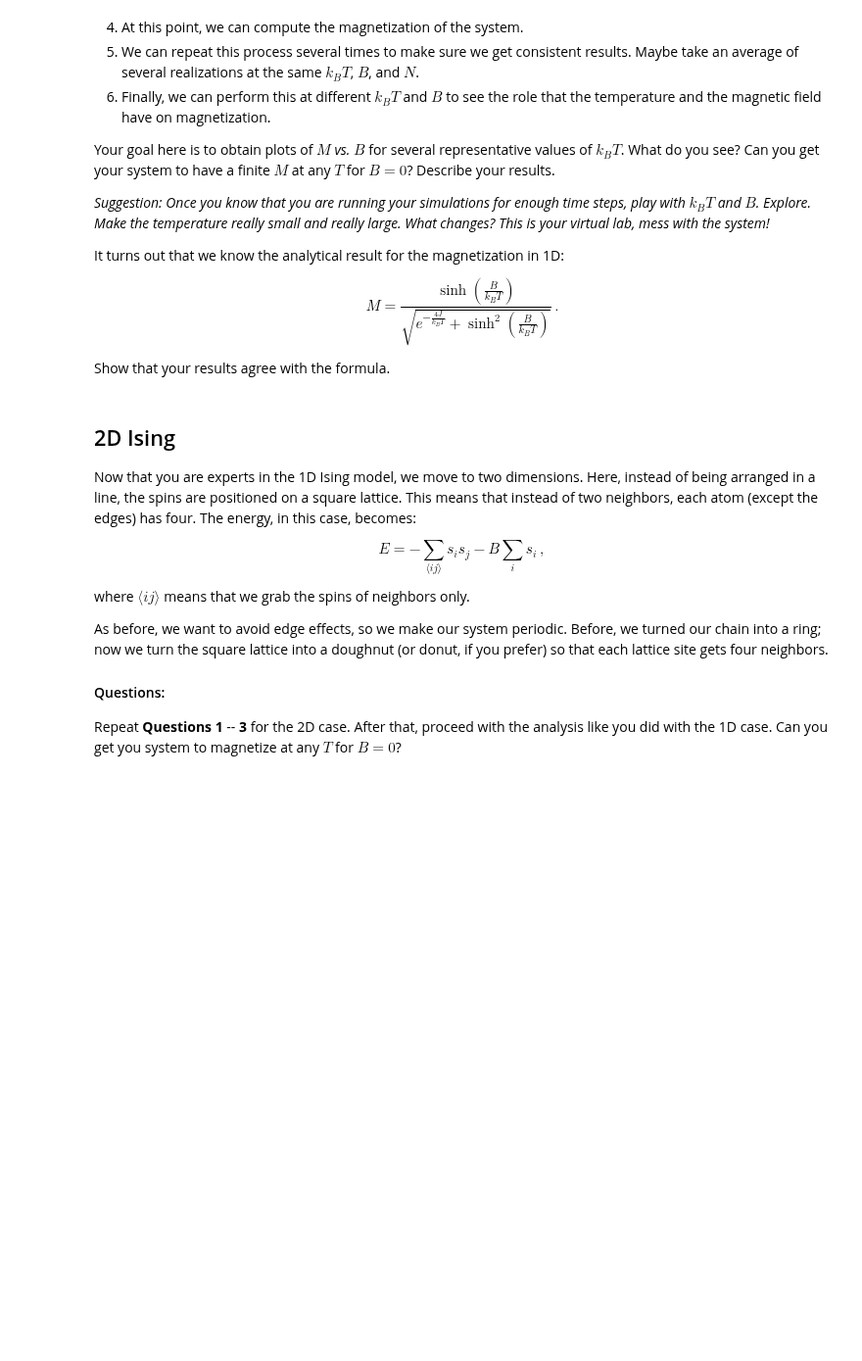
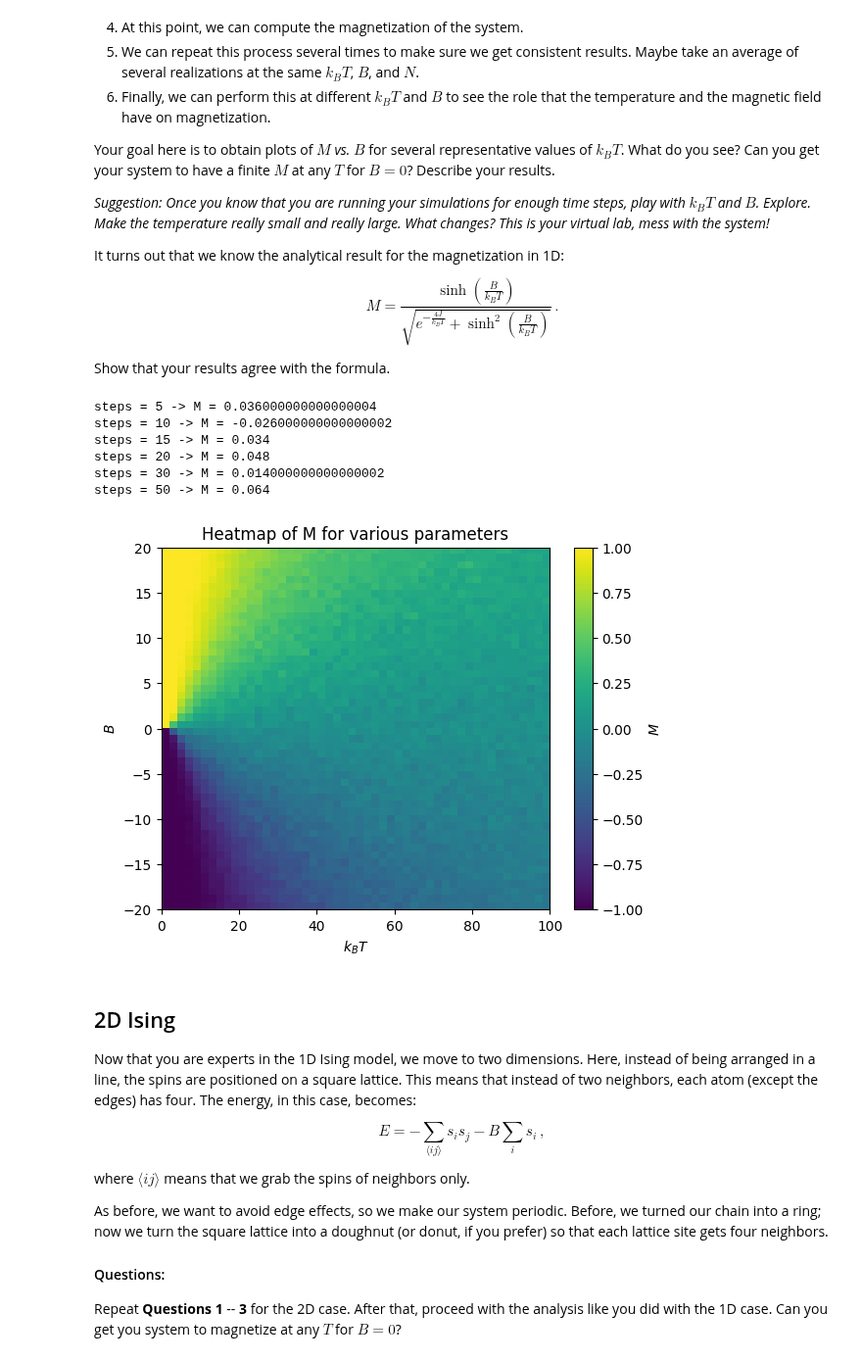
Before and after one commit to vibilanj/cmps, a Jupyter notebook: homework/Ising_Model.ipynb, the cells around one changed output. Shown at 98% size. Drawn from its saved outputs; the diff is of its cells as text; code cells hidden in the pictures; blank space fills up the shorter version.

```diff
--- a/homework/Ising_Model.ipynb
+++ b/homework/Ising_Model.ipynb
@@ -96,10 +96,10 @@ Finally, we can use the result of **Question 2** to try to flip the spins throug
 #### Question 3
 Write a function that cycles over all the spins in the chain and tries to flip them. This function should take the spin configuration, $B$, and $k_B T$ as inputs.
 # %%
-def flip_spins(chain, B, kBt):
+def flip_spins(chain, B, k_bT):
     flipped_chain = chain.copy()
     for idx in range(len(flipped_chain)):
-        flipped_chain = flip_spin(flipped_chain, idx, B, kBt)
+        flipped_chain = flip_spin(flipped_chain, idx, B, k_bT)
     return flipped_chain
 # %% [markdown]
 ### Intermission
@@ -144,6 +144,56 @@ M = \frac{\sinh\left(\frac{B}{k_B T}\right)}{\sqrt{e^{-\frac{4 J}{k_BT}} + \sinh
 $$
 
 Show that your results agree with the formula.
+# %%
+def simulate(N, steps, B, k_bT):
+    chain = random_spins_chain(N)
+    for _ in range(steps):
+        chain = flip_spins(chain, B, k_bT)
+
+    return np.sum(chain) / N
+# %%
+N = 100
+B = 1
+k_bT = 100
+
+steps_list = [5, 10, 15, 20, 30, 50]
+repeat = 10
+
+for steps in steps_list:
+    Ms = [simulate(N, steps, B, k_bT) for _ in range(repeat)]
+    M_avg = np.mean(Ms)
+    print(f"steps = {steps} -> M = {M_avg}")
+# %% [output]
+steps = 5 -> M = 0.036000000000000004
+steps = 10 -> M = -0.026000000000000002
+steps = 15 -> M = 0.034
+steps = 20 -> M = 0.048
+steps = 30 -> M = 0.014000000000000002
+steps = 50 -> M = 0.064
+# %%
+N = 100
+steps = 20
+repeat = 10
+
+points = 50
+Bs = np.linspace(-20, 20, 50)
+k_bTs = np.linspace(0.01, 100, 50)
+
+res = []
+for B in Bs:
+    sub_res = []
+    for k_bT in k_bTs:
+        M_avg = np.mean([simulate(N, steps, B, k_bT) for _ in range(repeat)])
+        sub_res.append(M_avg)
+    res.append(sub_res)
+# %%
+fig, ax = plt.subplots(1, 1)
+im = ax.imshow(res, origin = "lower", aspect = "auto", extent= [0, 100, -20, 20])
+ax.set(xlabel = "$k_BT$", ylabel = "$B$", title = "Heatmap of M for various parameters")
+plt.colorbar(im, ax = ax, label = "$M$")
+plt.show()
+# %% [output]
+[figure, added]
 # %% [markdown]
 ## 2D Ising
 
```
Also changed, not shown: parts of 1 cell of this notebook.
